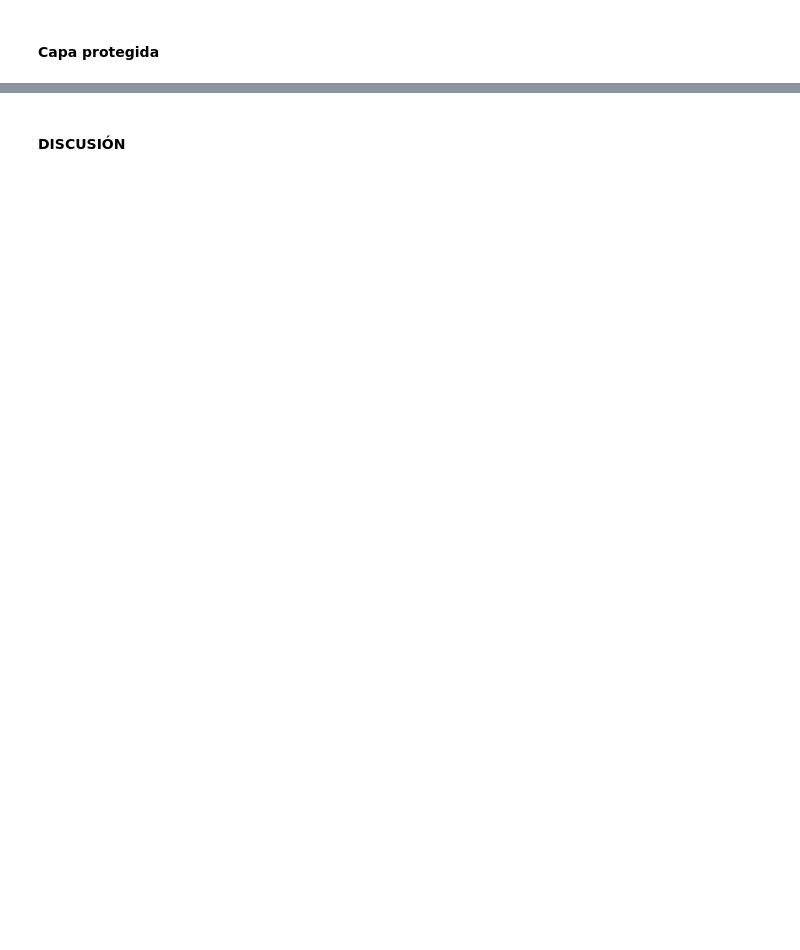
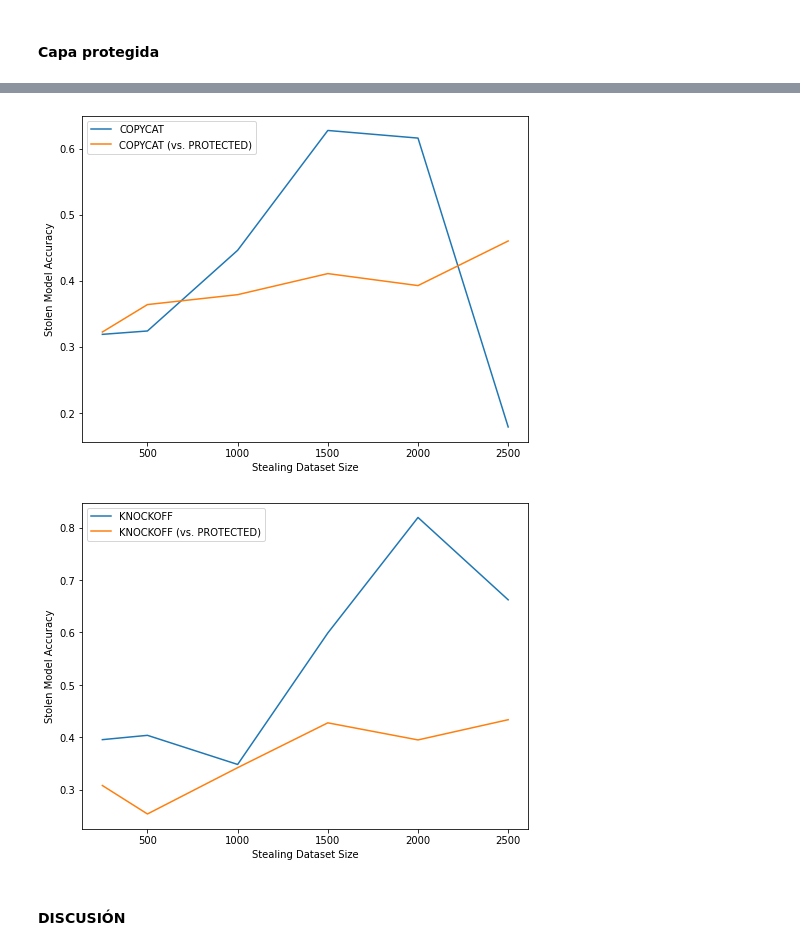
Before and after one commit to lpcuellar/SDS-Proyecto-3, a Jupyter notebook: analysis.ipynb, the cells around one changed output, grey strips where cells are left out. Drawn from its saved outputs; the diff is of its cells as text; code cells hidden in the pictures; blank space fills up the shorter version.

```diff
--- a/analysis.ipynb
+++ b/analysis.ipynb
@@ -454,2 +416,23 @@ plt.show()
+# %%
+##  CopyCat vs KnockOff
+
+df_combined = pd.concat([stolen_df, protected_df])
+groupby = df_combined.groupby("Method Name")
+# %%
+names = ["COPYCAT", "KNOCKOFF"]
+
+for name in names:
+    fig, ax = plt.subplots(figsize=(8,6))
+
+    groupby.get_group(name).plot(1,2,ax=ax, label=name)
+    groupby.get_group(name + " (vs. PROTECTED)").plot(1,2,ax=ax, label= name + " (vs. PROTECTED)")
+
+    ax.set_xlabel("Stealing Dataset Size")
+    ax.set_ylabel("Stolen Model Accuracy")
+
+    fig.show()
+# %% [output]
+[figure, added]
+[figure, added]
 # %% [markdown]
 #### DISCUSIÓN
```
Also changed, not shown: parts of 41 cells of this notebook, 1 other file.
